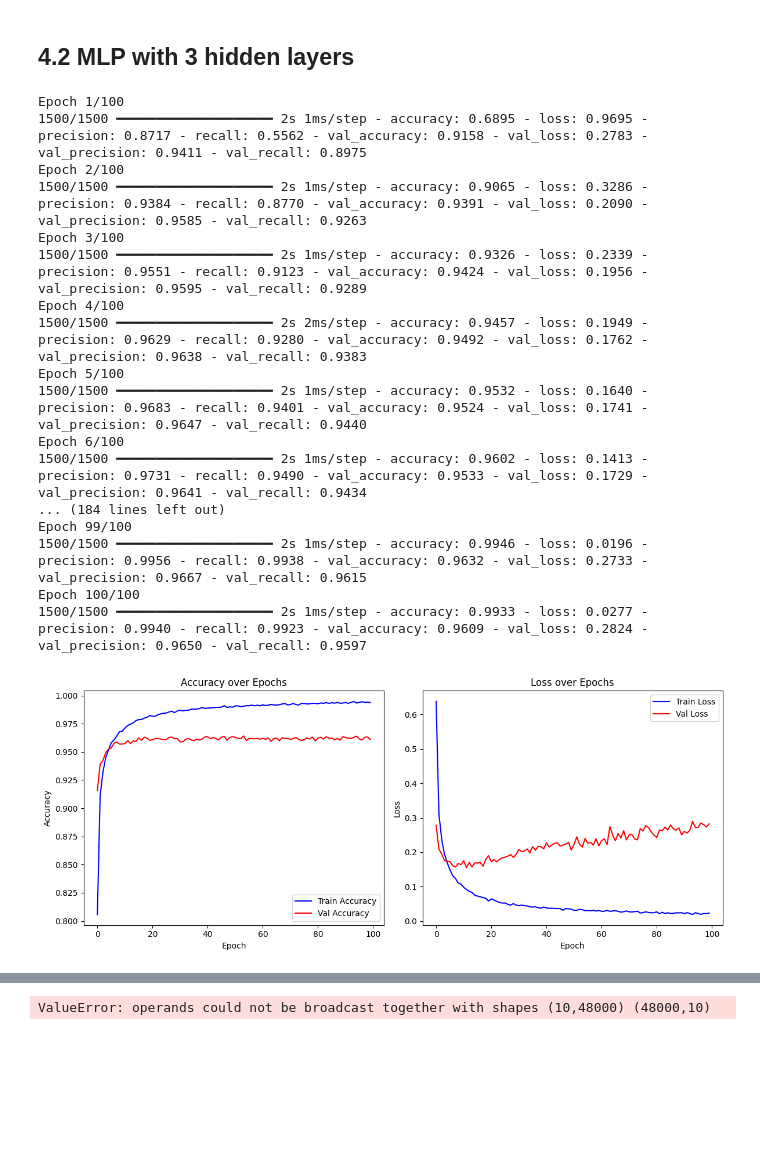
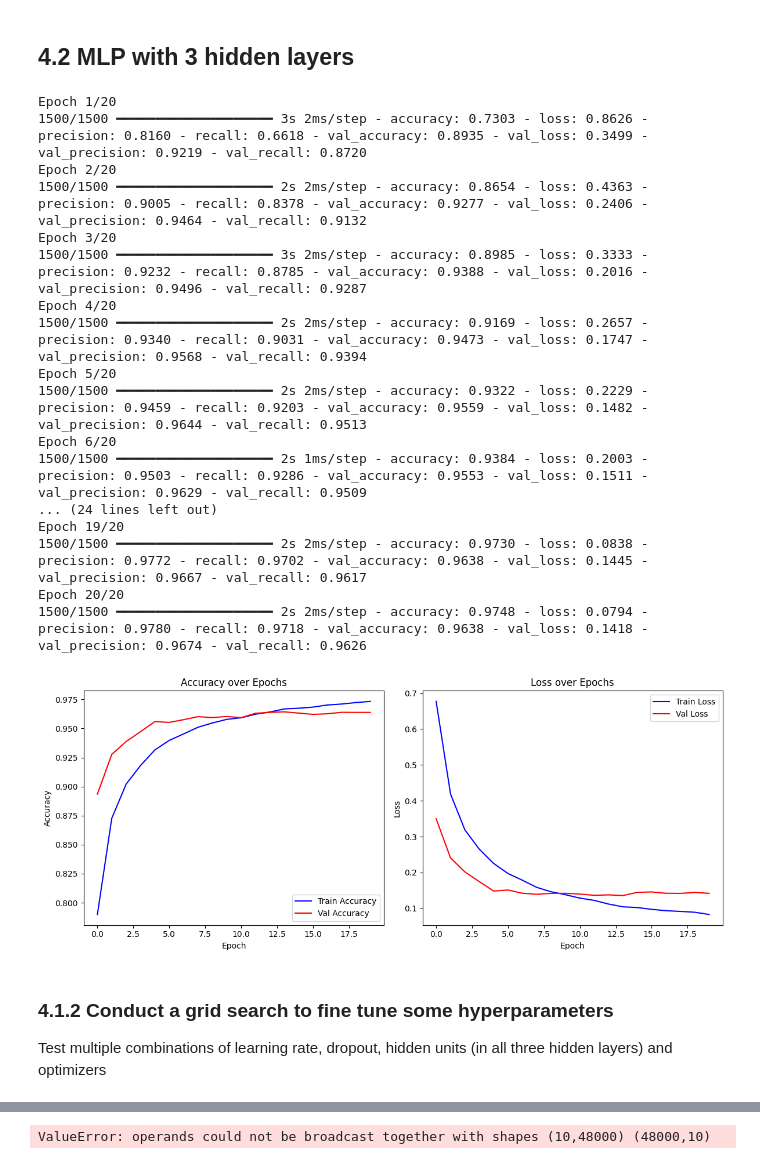
Before and after one commit to JAntunes-12/KMNIST-Classification, a Jupyter notebook: mlp_finalProject.ipynb, the cells around one changed output, grey strips where cells are left out. Drawn from its saved outputs; the diff is of its cells as text; code cells hidden in the pictures; blank space fills up the shorter version.

Commit message:
Ran part of the grid search for the 3 layer MLP

```diff
--- a/mlp_finalProject.ipynb
+++ b/mlp_finalProject.ipynb
@@ -407,14 +408,17 @@ class MLP_2H:
 # 3.3 MLP with 3 hidden layers
 # %%
 def build_tf_model_3H(hidden_units1, hidden_units2, hidden_units3, dropout, optimizer_name, lr):
-    tf_MLP_1H = tf.keras.models.Sequential([
+    tf_MLP_3H = tf.keras.models.Sequential([
         tf.keras.Input(shape=(28, 28)),
         tf.keras.layers.Flatten(),
         tf.keras.layers.Dense(hidden_units1, activation= 'relu'),
+        tf.keras.layers.BatchNormalization(),
         tf.keras.layers.Dropout(dropout),
         tf.keras.layers.Dense(hidden_units2, activation= 'relu'),
+        tf.keras.layers.BatchNormalization(),
         tf.keras.layers.Dropout(dropout),
         tf.keras.layers.Dense(hidden_units3, activation= 'relu'),
+        tf.keras.layers.BatchNormalization(),
         tf.keras.layers.Dropout(dropout),
         tf.keras.layers.Dense(10, activation= 'softmax')
     ])
@@ -428,13 +432,13 @@ def build_tf_model_3H(hidden_units1, hidden_units2, hidden_units3, dropout, opti
     else:
         raise ValueError("Unsupported optimizer")
 
-    tf_MLP_1H.compile(optimizer = optimizer_algorithm,
+    tf_MLP_3H.compile(optimizer = optimizer_algorithm,
                     loss = loss_fn,
                     metrics = ['accuracy',
                                tf.metrics.Precision(name='precision'),
                                tf.metrics.Recall(name='recall')])
 
-    return tf_MLP_1H
+    return tf_MLP_3H
 # %% [markdown]
 # 4. Running the models
 # %%
@@ -591,28 +595,31 @@ mlp_1H_results.head()
 # %% [markdown]
 ## 4.2 MLP with 3 hidden layers
 # %%
-MLP_3H = build_tf_model_3H(256, 64, 32, 0.2, 'adam', 1e-4)
+MLP_3H = build_tf_model_3H(256, 256, 64, 0.2, 'adam', 1e-3)
 
-history = MLP_3H.fit(train_images_norm, train_labels, epochs= 100, validation_data=(validation_images_norm, validation_labels))
+history = MLP_3H.fit(train_images_norm, train_labels, epochs= 20, validation_data=(validation_images_norm, validation_labels))
 
 # Plot losses and accuracy
 plot_training_results(history)
 # %% [output]
-Epoch 1/100
-1500/1500 ━━━━━━━━━━━━━━━━━━━━ 2s 1ms/step - accuracy: 0.6895 - loss: 0.9695 - precision: 0.8717 - recall: 0.5562 - val_accuracy: 0.9158 - val_loss: 0.2783 - val_precision: 0.9411 - val_recall: 0.8975
-Epoch 2/100
-1500/1500 ━━━━━━━━━━━━━━━━━━━━ 2s 1ms/step - accuracy: 0.9065 - loss: 0.3286 - precision: 0.9384 - recall: 0.8770 - val_accuracy: 0.9391 - val_loss: 0.2090 - val_precision: 0.9585 - val_recall: 0.9263
-Epoch 3/100
-1500/1500 ━━━━━━━━━━━━━━━━━━━━ 2s 1ms/step - accuracy: 0.9326 - loss: 0.2339 - precision: 0.9551 - recall: 0.9123 - val_accuracy: 0.9424 - val_loss: 0.1956 - val_precision: 0.9595 - val_recall: 0.9289
-Epoch 4/100
-1500/1500 ━━━━━━━━━━━━━━━━━━━━ 2s 2ms/step - accuracy: 0.9457 - loss: 0.1949 - precision: 0.9629 - recall: 0.9280 - val_accuracy: 0.9492 - val_loss: 0.1762 - val_precision: 0.9638 - val_recall: 0.9383
-Epoch 5/100
-1500/1500 ━━━━━━━━━━━━━━━━━━━━ 2s 1ms/step - accuracy: 0.9532 - loss: 0.1640 - precision: 0.9683 - recall: 0.9401 - val_accuracy: 0.9524 - val_loss: 0.1741 - val_precision: 0.9647 - val_recall: 0.9440
-Epoch 6/100
-1500/1500 ━━━━━━━━━━━━━━━━━━━━ 2s 1ms/step - accuracy: 0.9602 - loss: 0.1413 - precision: 0.9731 - recall: 0.9490 - val_accuracy: 0.9533 - val_loss: 0.1729 - val_precision: 0.9641 - val_recall: 0.9434
-... (184 lines left out)
-Epoch 99/100
-1500/1500 ━━━━━━━━━━━━━━━━━━━━ 2s 1ms/step - accuracy: 0.9946 - loss: 0.0196 - precision: 0.9956 - recall: 0.9938 - val_accuracy: 0.9632 - val_loss: 0.2733 - val_precision: 0.9667 - val_recall: 0.9615
-Epoch 100/100
-1500/1500 ━━━━━━━━━━━━━━━━━━━━ 2s 1ms/step - accuracy: 0.9933 - loss: 0.0277 - precision: 0.9940 - recall: 0.9923 - val_accuracy: 0.9609 - val_loss: 0.2824 - val_precision: 0.9650 - val_recall: 0.9597
+Epoch 1/20
+1500/1500 ━━━━━━━━━━━━━━━━━━━━ 3s 2ms/step - accuracy: 0.7303 - loss: 0.8626 - precision: 0.8160 - recall: 0.6618 - val_accuracy: 0.8935 - val_loss: 0.3499 - val_precision: 0.9219 - val_recall: 0.8720
+Epoch 2/20
+1500/1500 ━━━━━━━━━━━━━━━━━━━━ 2s 2ms/step - accuracy: 0.8654 - loss: 0.4363 - precision: 0.9005 - recall: 0.8378 - val_accuracy: 0.9277 - val_loss: 0.2406 - val_precision: 0.9464 - val_recall: 0.9132
+Epoch 3/20
+1500/1500 ━━━━━━━━━━━━━━━━━━━━ 3s 2ms/step - accuracy: 0.8985 - loss: 0.3333 - precision: 0.9232 - recall: 0.8785 - val_accuracy: 0.9388 - val_loss: 0.2016 - val_precision: 0.9496 - val_recall: 0.9287
+Epoch 4/20
+1500/1500 ━━━━━━━━━━━━━━━━━━━━ 2s 2ms/step - accuracy: 0.9169 - loss: 0.2657 - precision: 0.9340 - recall: 0.9031 - val_accuracy: 0.9473 - val_loss: 0.1747 - val_precision: 0.9568 - val_recall: 0.9394
+Epoch 5/20
+1500/1500 ━━━━━━━━━━━━━━━━━━━━ 2s 2ms/step - accuracy: 0.9322 - loss: 0.2229 - precision: 0.9459 - recall: 0.9203 - val_accuracy: 0.9559 - val_loss: 0.1482 - val_precision: 0.9644 - val_recall: 0.9513
+Epoch 6/20
+1500/1500 ━━━━━━━━━━━━━━━━━━━━ 2s 1ms/step - accuracy: 0.9384 - loss: 0.2003 - precision: 0.9503 - recall: 0.9286 - val_accuracy: 0.9553 - val_loss: 0.1511 - val_precision: 0.9629 - val_recall: 0.9509
+... (24 lines left out)
+Epoch 19/20
+1500/1500 ━━━━━━━━━━━━━━━━━━━━ 2s 2ms/step - accuracy: 0.9730 - loss: 0.0838 - precision: 0.9772 - recall: 0.9702 - val_accuracy: 0.9638 - val_loss: 0.1445 - val_precision: 0.9667 - val_recall: 0.9617
+Epoch 20/20
+1500/1500 ━━━━━━━━━━━━━━━━━━━━ 2s 2ms/step - accuracy: 0.9748 - loss: 0.0794 - precision: 0.9780 - recall: 0.9718 - val_accuracy: 0.9638 - val_loss: 0.1418 - val_precision: 0.9674 - val_recall: 0.9626
-[figure, old version]
+[figure, new version]
+# %% [markdown]
+### 4.1.2 Conduct a grid search to fine tune some hyperparameters
+Test multiple combinations of learning rate, dropout, hidden units (in all three hidden layers) and optimizers
```
Also changed, not shown: parts of 4 cells of this notebook, 31 other files.
